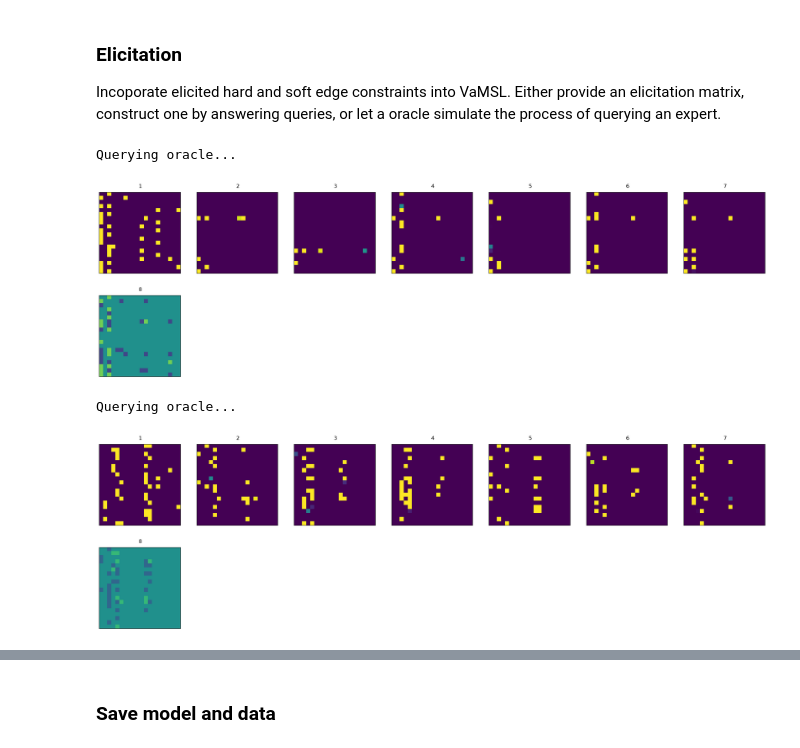
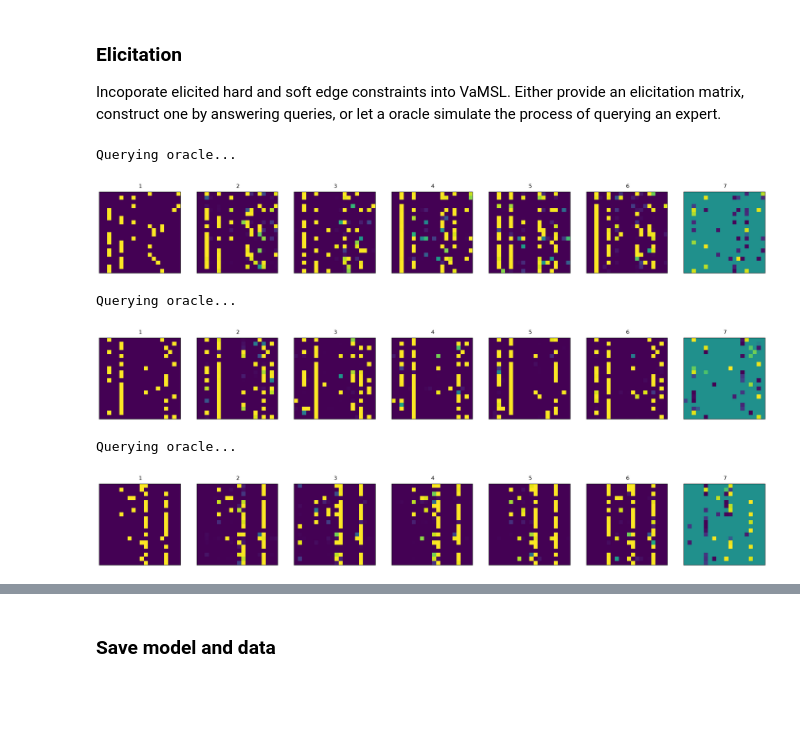
Before and after one commit to ZacBjo/VaMSL_proj, a Jupyter notebook: examples/vamsl_example.ipynb, the cells around one changed output, grey strips where cells are left out. Saved outputs shown, nothing was run; the diff lists cells and outputs as text; code cells hidden in the pictures; blank space fills up the shorter version.

```diff
--- a/examples/vamsl_example.ipynb
+++ b/examples/vamsl_example.ipynb
@@ -142,10 +127,11 @@ from vamsl.inference import VaMSL
 vamsl = VaMSL(x=x, graph_model=graph_model, mixture_likelihood_model=lik,
               component_likelihood_model=component_lik,
               n_mixture_grad_mc_samples=10,
-              n_elicitation_grad_mc_samples=1000,
-              lamda=50)#n_vars**5)
+              n_elicitation_grad_mc_samples=1,
+              lamda=1,#n_vars**2,
+              elicitation_prior=None)
 key, subk = random.split(key)
-vamsl.initialize_posteriors(key=subk, n_components=2, n_particles=6, linear=linear)#,init_q_c=jax.nn.one_hot(indicator,n_components))
+vamsl.initialize_posteriors(key=subk, n_components=n_components, n_particles=5, linear=linear)#, init_q_c=jax.nn.one_hot(indicator,n_components))
 
 print('Variational distribution (Posterior) shapes:')
 posts = vamsl.get_posteriors()
@@ -156,9 +142,9 @@ print('q_pi:    ' + str(posts[3].shape)) # [n_components,]
 
 # Specify prior elicitation matrix
 #vamsl.set_E(0.5*jnp.ones_like(ground_truth_graphs)) # set default (unconstrained)
-#vamsl.set_E(jnp.where(ground_truth_graphs, 0.7, 0.3)) # supply correct soft constraints
+#vamsl.set_E(jnp.where(ground_truth_graphs, 0.9999999, 0.0000001)) # supply correct soft constraints
 #vamsl.set_E(ground_truth_graphs) # supply correct hard constraints
-vamsl.set_E(E)
+#vamsl.set_E(E)
 visualize_ground_truths(vamsl.get_E(), graph_label='Elicitation matrix')
 # %% [output]
 Variational distribution (Posterior) shapes:
@@ -171,7 +157,7 @@ q_pi:    (2,)
 from sklearn.metrics import confusion_matrix
 
 # CAVI and SVGD vars
-n_cavi_updates, steps, callback_every = 5, 100, 100
+n_cavi_updates, steps, callback_every = 20, 100, 100
 
 # CAVI-loop
 for cavi_update in range(n_cavi_updates):
@@ -190,7 +176,7 @@ for cavi_update in range(n_cavi_updates):
     print('MAP clustering: \n', confusion_matrix(indicator, y_pred))
 
 # Final CAVI update with more SVGD steps to ensure annealing unto acyclic graphs
-for long_CAVI in range(0):
+for long_CAVI in range(1):
     key, subk = random.split(key)
     vamsl.update_particle_posteriors(key=subk, steps=2000, callback_every=200, callback=vamsl.visualize_callback(), linear=linear)
     vamsl.update_responsibilities_and_weights()
@@ -276,0 +275,9 @@ Array(10417.395, dtype=float32)
+# %%
+from vamsl.metrics import expected_log_mixture_lik
+
+key, subk = random.split(key)
+expected_log_mixture_lik(key=subk,
+                         q_pi=vamsl.get_posteriors()[3],
+                         dists=vamsl.get_component_dists(),
+                         eltwise_log_likelihood=vamsl.eltwise_component_log_likelihood_observ,
+                         x=x_ho)
@@ -306,56 +315,60 @@ from vamsl.elicitation import edgeElicitation, graphOracle
 # Eliciation parameters
 n_queries = 40
 random_queries = False
-expert_reliability = 1
-stochastic = False
+expert_reliability = (0.9, 0.1)#1
+stochastic = True
 
 # User simulator and utility function
 #simulator, expected_utility, soft = bernoulli_simulator(), 'Rao-Blackwellized EIG', False # for hard constraints
 simulator, expected_utility, soft = beta_simulator(), 'NMC EIG', True # for soft constraints
 
 # Create query selector and oracle for simulating expert elicitation
-elicitor = edgeElicitation(simulator=bernoulli_simulator(), expected_utility='Rao-Blackwellized EIG')
+elicitor = edgeElicitation(simulator=simulator, expected_utility=expected_utility)
 oracle = graphOracle(ground_truth_graphs[order])
 
-
+#E = 0.5 * jnp.ones_like(vamsl.get_E())
 E = vamsl.get_E()
 # Initialize list of all possible experiments [n_components, n_vars**2, 2]
 experiment_lists = np.array([[(i, j) for i in range(n_vars) for j in range(n_vars) if not i==j] for k in range(n_components)])
 # %%
 # Elicitation
 indices_list = [] # list of edges queries to remove from experiment list
 for component in range(n_components): # TODO: Make function
     print('Querying oracle...')
     # Get component parameters which correspond to particle-wise edge probabilities
     q_z_k, E_k = vamsl.get_posteriors()[0][component], vamsl.get_E()[component]
-    parameter_samples = jax.vmap(vamsl.edge_probs, (0, None, None))(q_z_k, 1000, E_k)
+    parameter_samples = jax.vmap(vamsl.edge_probs, (0, None, None))(q_z_k, 2000, E_k)
 
     # Get optimal queries
     experiment_list = experiment_lists[component]
+    key, subk = random.split(key)
     exps, EIGs, indices = elicitor.optimal_queries(parameter_samples=parameter_samples,
                                                    experiment_list=experiment_list,
-                                                   n_queries=n_queries)
+                                                   n_queries=n_queries,
+                                                   key=subk)
     if random_queries:
         # overwrite BED queries with random
         indices = np.random.choice(range(experiment_list.shape[0]), n_queries, replace=False)
         exps = experiment_list[indices]
 
     # Update elicitation matrix
     key, subk = random.split(key)
     E = oracle.update_elicitation_matrix(E=E, component=component, queries=exps,
                                          stochastic=stochastic, key=subk,
-                                         reliability=expert_reliability,soft=soft)
+                                         reliability=expert_reliability, soft=soft)
     indices_list.append(indices)
 
     visualize_ground_truths(mats=jnp.array([ground_truth_graphs[order][component],*[s for s in parameter_samples], E[component]]), graph_label='')
 
 # Remove experiments that were queried from experiment list
 experiment_lists = np.array([np.delete(exp_list, exp_is, axis=0) for exp_list, exp_is in zip(experiment_lists, indices_list)])
 # %% [output]
 Querying oracle...
-[figure, old version]
+[figure, new version]
 Querying oracle...
-[figure, old version]
+[figure, new version]
+Querying oracle...
+[figure, added]
 # %%
 # Update the VaMSL elicitation matrix
 visualize_ground_truths(mats=E, graph_label='New elicitation matrix')
```
Also changed, not shown: parts of 15 cells of this notebook.
